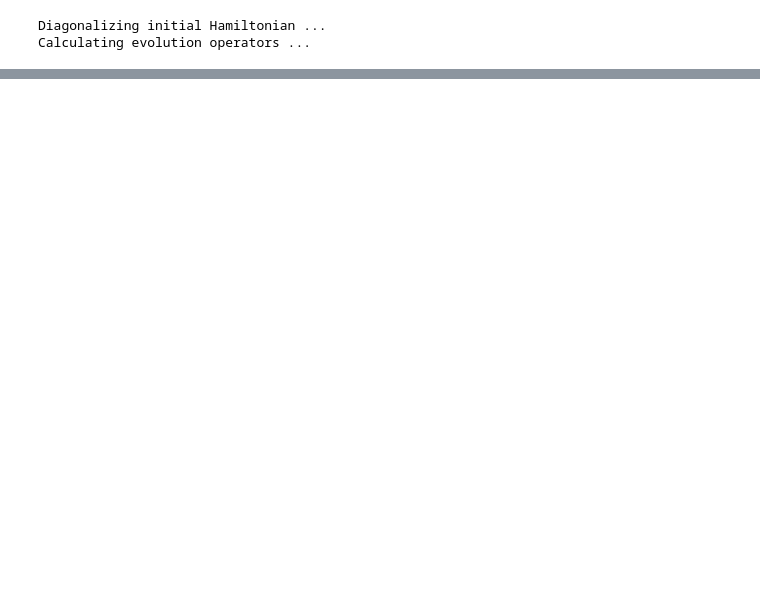
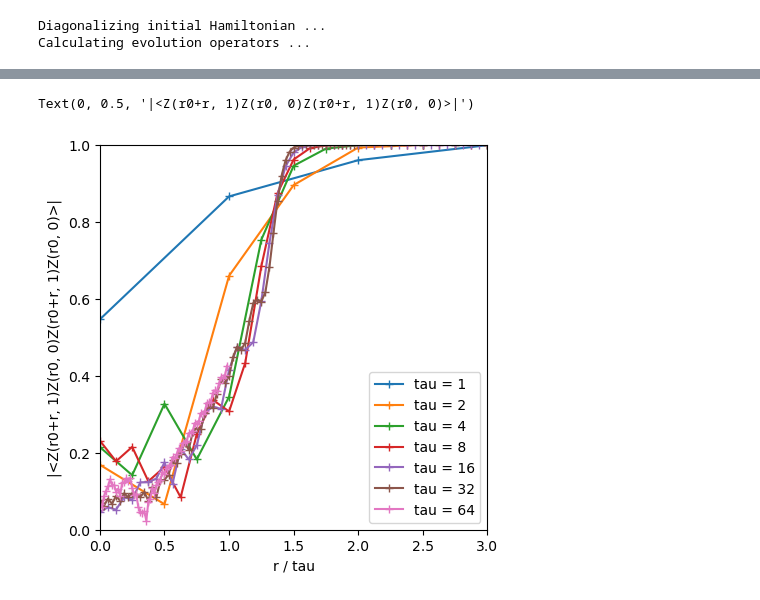
Before and after one commit to marekrams/IsingFF, a Jupyter notebook: examples/example_otoc.ipynb, the cells around one changed output, grey strips where cells are left out. Cells and saved outputs as stored; diff of their text form; code cells hidden in the pictures; blank space fills up the shorter version.

```diff
--- a/examples/example_otoc.ipynb
+++ b/examples/example_otoc.ipynb
@@ -79,0 +45,22 @@ solver.zz_nn(32,0)
+# %%
+# Now, for a few values of tau
+
+fX, fZZ = load_schedule("./qa_schedule_230429.txt")
+N=128  # chain length
+
+FZZs = []
+taus = [1, 2, 4, 8, 16, 32, 64]
+
+for tau in taus:
+    print(f"Calculating tau = {tau} ...")
+    solver = IsingFFSolver(N=N,
+                           J=-1,
+                           fX=fX,
+                           fZZ=fZZ,
+                           boundary='obc',
+                           tau=tau,
+                           snapshots=[0, 1])
+    r0 = N // 4
+    rs = np.arange(0, N // 2)
+
+    FZZs.append([solver.measure_ZZZZ(i1=r0+r, s1=1.0, i2=r0, s2=0.0, i3=r0+r, s3=1.0, i4=r0, s4=0.0) for r in rs])
@@ -79,0 +85,17 @@ solver.zz_nn(32,0)
+# %%
+fig, ax = plt.subplots(1, 1)
+fig.set_size_inches(5, 5)
+
+ax.set_xlim(0, 3)
+ax.set_ylim(0, 1)
+for tau, fzz in zip(taus, FZZs):
+
+    rstau = [x / tau for x in rs]
+    ax.plot(rstau, fzz, label=f"tau = {tau}", marker = '+')
+
+ax.legend()
+ax.set_xlabel('r / tau')
+ax.set_ylabel(f"|<Z(r0+r, 1)Z(r0, 0)Z(r0+r, 1)Z(r0, 0)>|")
+# %% [output]
+Text(0, 0.5, '|<Z(r0+r, 1)Z(r0, 0)Z(r0+r, 1)Z(r0, 0)>|')
+[figure, added]
```
Also changed, not shown: parts of 12 cells of this notebook, 3 other files.
